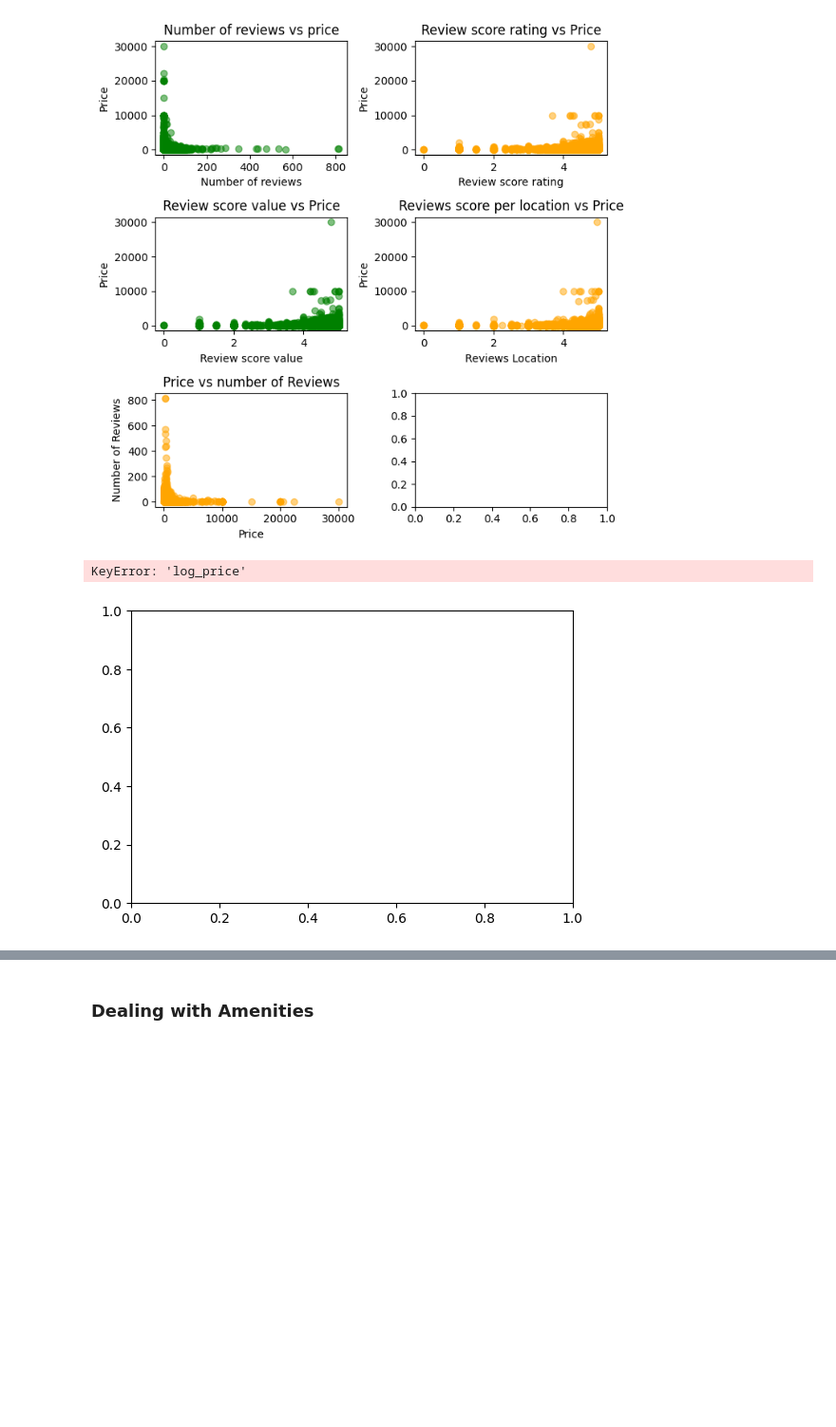
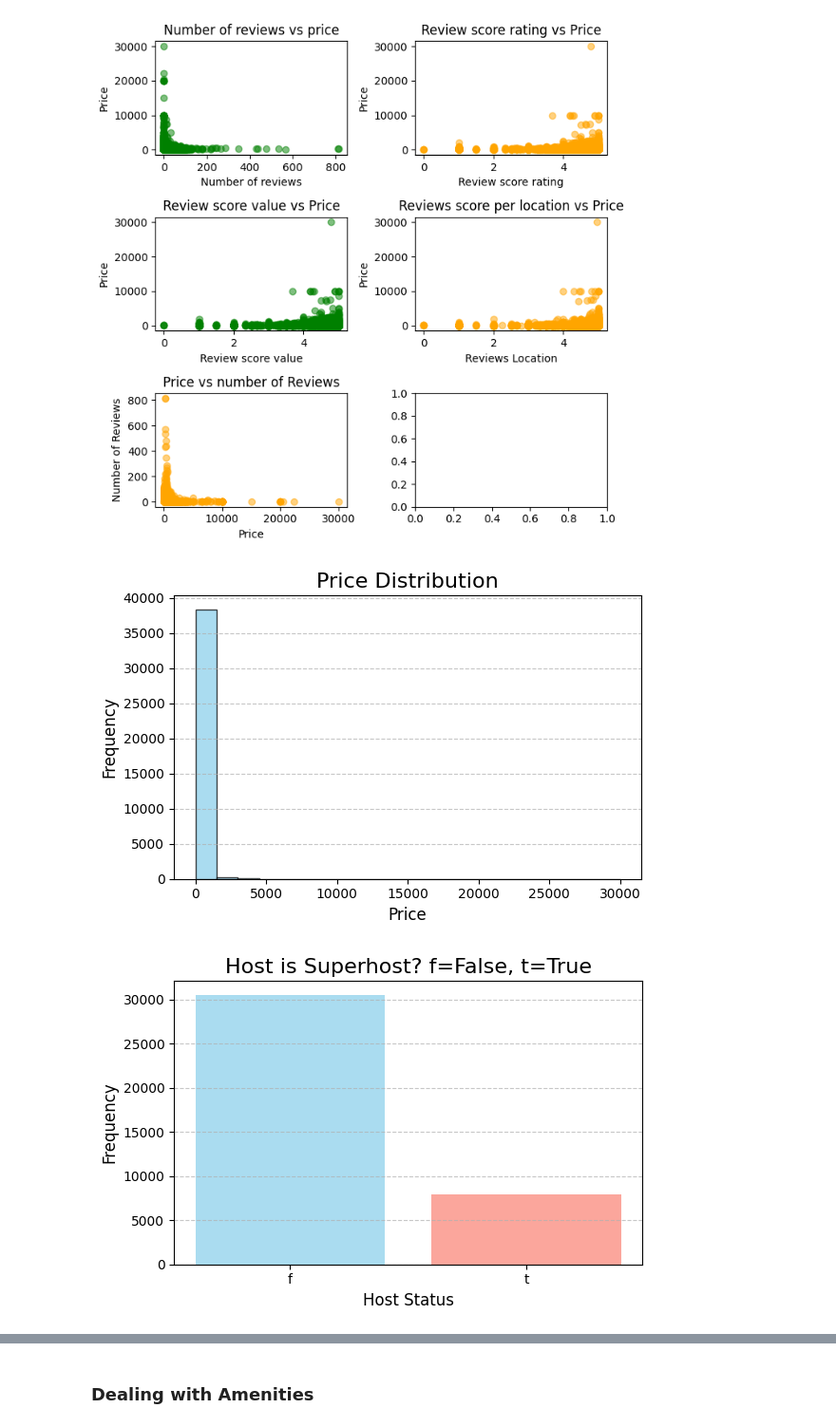
Before and after one commit to Jacopo21/AirbPrice_ML, a Jupyter notebook: airbnb.ipynb, the cells around one changed output, grey strips where cells are left out. Shown at 95% size. Drawn from its saved outputs; the diff is of its cells as text; code cells hidden in the pictures; blank space fills up the shorter version.

```diff
--- a/airbnb.ipynb
+++ b/airbnb.ipynb
@@ -203,38 +219,36 @@ plt.show()
 # %% [output]
 [figure]
 # %%
-airbnb2 = airbnb_nmiss.copy()
-
 fig, ax = plt.subplots(figsize=(6, 4))
-plt.hist(airbnb2['log_price'], bins=20, color='skyblue', edgecolor='black', alpha=0.7)
+plt.hist(airbnb2['price'], bins=20, color='skyblue', edgecolor='black', alpha=0.7)
 plt.title('Price Distribution', fontsize=16)
-plt.xlabel('Log Price', fontsize=12)
+plt.xlabel('Price', fontsize=12)
 plt.ylabel('Frequency', fontsize=12)
 plt.grid(axis='y', linestyle='--', alpha=0.7)
 plt.tight_layout()
 plt.show()
 
 fig, ax = plt.subplots(figsize=(6, 4))
 plt.bar(airbnb2['host_is_superhost'].value_counts().index, airbnb2['host_is_superhost'].value_counts().values,
         color=['skyblue', 'salmon'], alpha=0.7)
 plt.title('Host is Superhost? f=False, t=True', fontsize=16)
 plt.xlabel('Host Status', fontsize=12)
 plt.ylabel('Frequency', fontsize=12)
 plt.xticks(fontsize=10)
 plt.yticks(fontsize=10)
 plt.grid(axis='y', linestyle='--', alpha=0.7)
 plt.tight_layout()
 plt.show()
 
 bin_edges = np.arange(airbnb2['review_scores_value'].min(), airbnb2['review_scores_value'].max() + 0.1, 0.1)
 
 plt.hist(airbnb2['review_scores_value'], bins=bin_edges, color='skyblue', edgecolor='black', alpha=0.7)
 plt.title('Review Score', fontsize=16)
 plt.xlabel('Score', fontsize=12)
 plt.ylabel('Frequency', fontsize=12)
 plt.grid(axis='y', linestyle='--', alpha=0.7)
 plt.tight_layout()
 plt.show()
 # %% [output]
-KeyError: 'log_price'
-[figure, old version]
+[figure, new version]
+[figure, added]
```
Also changed, not shown: parts of 12 cells of this notebook.
